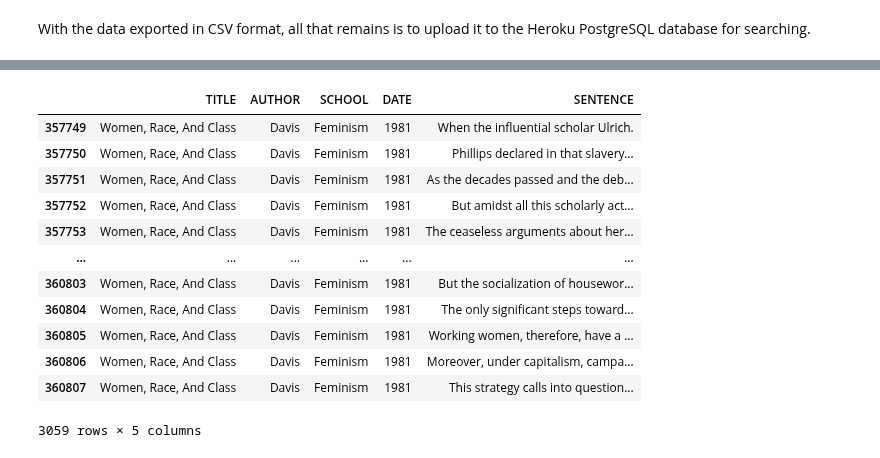
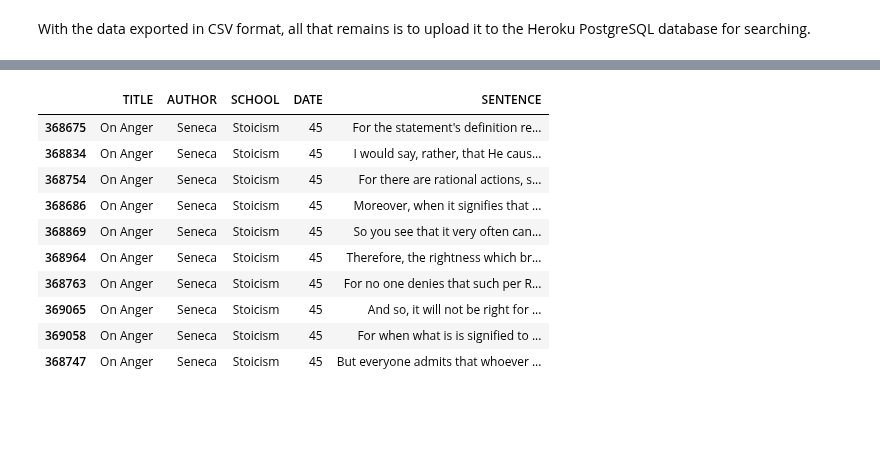
Before and after one commit to kcalizadeh/PDP_data_processing, a Jupyter notebook: data_load_clean_and_export.ipynb, the cells around one changed output, grey strips where cells are left out. Drawn from its saved outputs; the diff is of its cells as text; code cells hidden in the pictures; blank space fills up the shorter version.

```diff
--- a/data_load_clean_and_export.ipynb
+++ b/data_load_clean_and_export.ipynb
@@ -1263,19 +1270,17 @@ for_db.sample(5)
-# %%
-for_db[for_db['AUTHOR']=='Davis']
-# %% [output]
-|  | TITLE | AUTHOR | SCHOOL | DATE | SENTENCE |
-| 357749 | Women, Race, And Class | Davis | Feminism | 1981 | When the influential scholar Ulrich. |
-| 357750 | Women, Race, And Class | Davis | Feminism | 1981 | Phillips declared in that slavery... |
-| 357751 | Women, Race, And Class | Davis | Feminism | 1981 | As the decades passed and the deb... |
-| 357752 | Women, Race, And Class | Davis | Feminism | 1981 | But amidst all this scholarly act... |
-| 357753 | Women, Race, And Class | Davis | Feminism | 1981 | The ceaseless arguments about her... |
-| ... | ... | ... | ... | ... | ... |
-| 360803 | Women, Race, And Class | Davis | Feminism | 1981 | But the socialization of housewor... |
-| 360804 | Women, Race, And Class | Davis | Feminism | 1981 | The only significant steps toward... |
-| 360805 | Women, Race, And Class | Davis | Feminism | 1981 | Working women, therefore, have a ... |
-| 360806 | Women, Race, And Class | Davis | Feminism | 1981 | Moreover, under capitalism, campa... |
-| 360807 | Women, Race, And Class | Davis | Feminism | 1981 | This strategy calls into question... |
-3059 rows × 5 columns
+# %%
+for_db[for_db['TITLE']=='On Anger'].sample(10)
+# %% [output]
+|  | TITLE | AUTHOR | SCHOOL | DATE | SENTENCE |
+| 368675 | On Anger | Seneca | Stoicism | 45 | For the statement's definition re... |
+| 368834 | On Anger | Seneca | Stoicism | 45 | I would say, rather, that He caus... |
+| 368754 | On Anger | Seneca | Stoicism | 45 | For there are rational actions, s... |
+| 368686 | On Anger | Seneca | Stoicism | 45 | Moreover, when it signifies that ... |
+| 368869 | On Anger | Seneca | Stoicism | 45 | So you see that it very often can... |
+| 368964 | On Anger | Seneca | Stoicism | 45 | Therefore, the rightness which br... |
+| 368763 | On Anger | Seneca | Stoicism | 45 | For no one denies that such per R... |
+| 369065 | On Anger | Seneca | Stoicism | 45 | And so, it will not be right for ... |
+| 369058 | On Anger | Seneca | Stoicism | 45 | For when what is is signified to ... |
+| 368747 | On Anger | Seneca | Stoicism | 45 | But everyone admits that whoever ... |
 # %%
 len(for_db)
 # %% [output]
```
Also changed, not shown: parts of 40 cells of this notebook.
